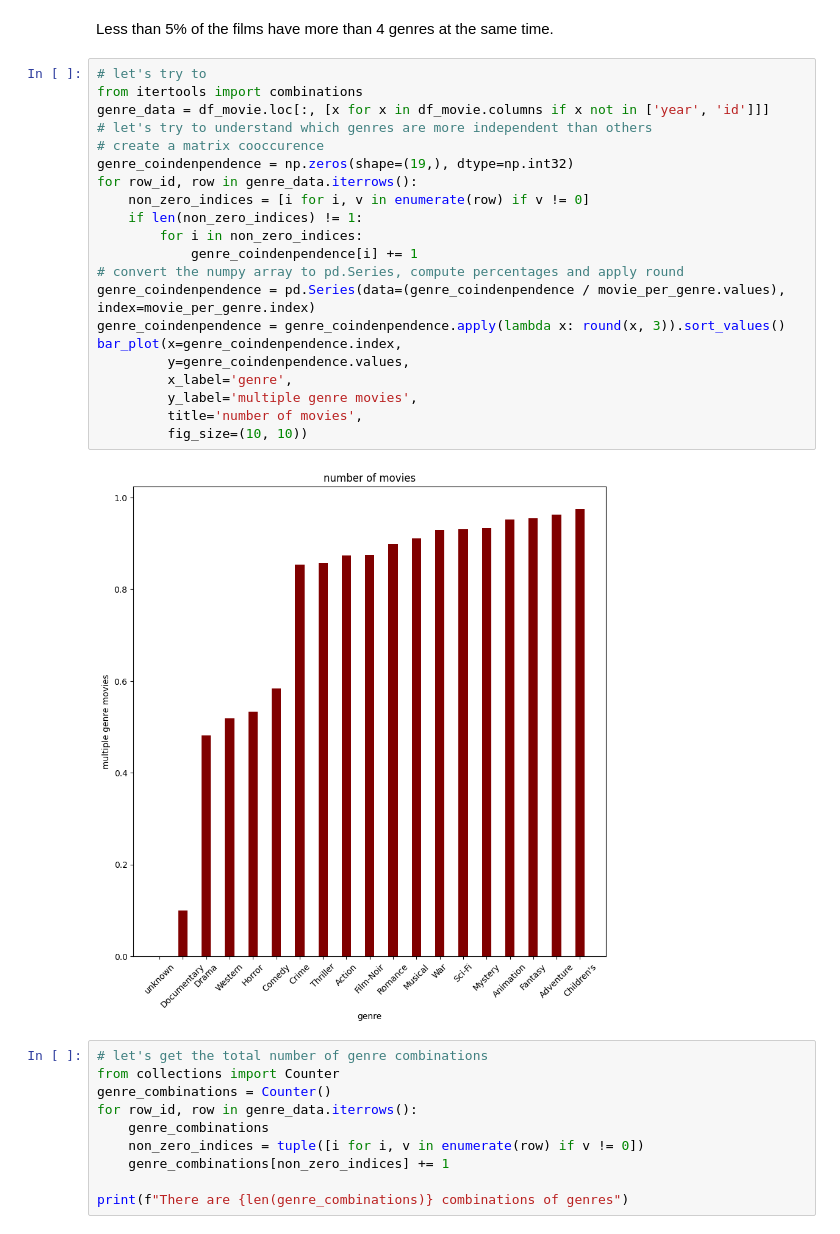
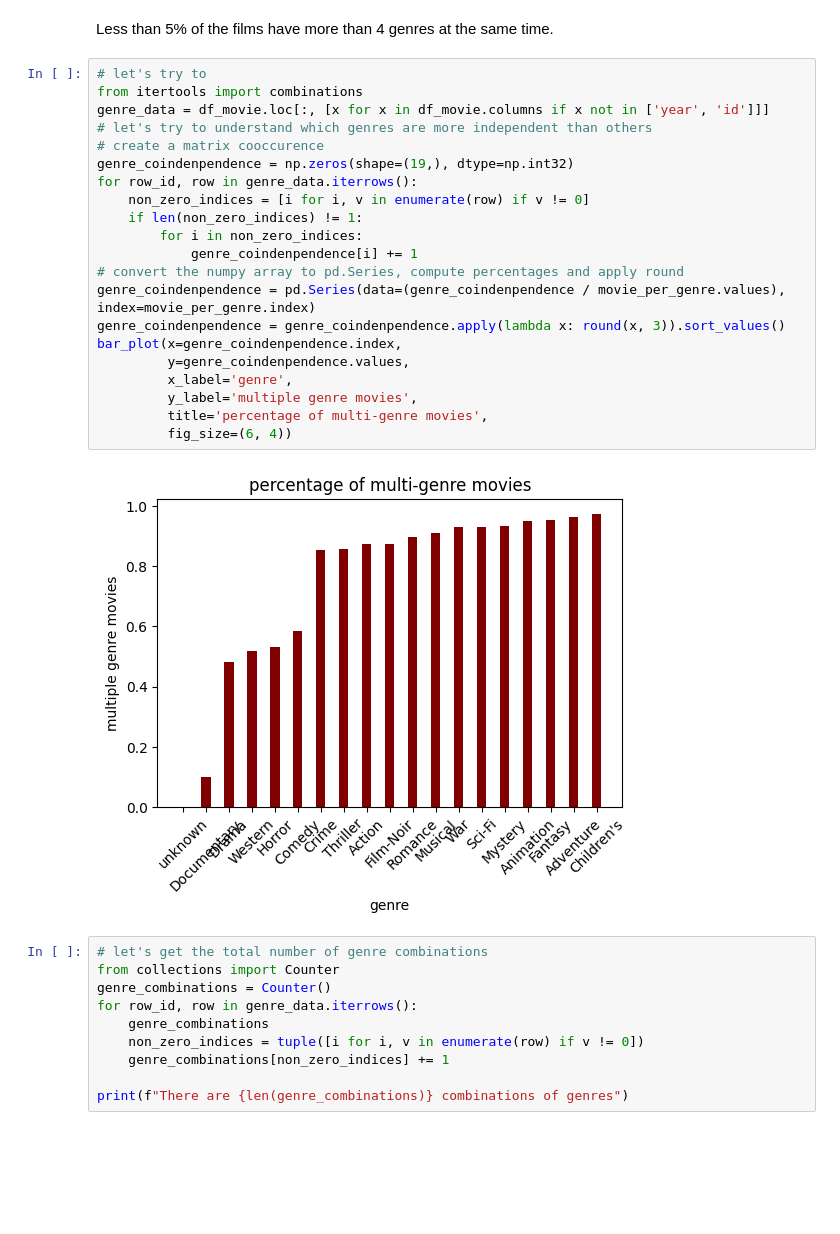
Before and after one commit to ayhem18/MovieLens_RecSys, a Jupyter notebook: experimentation/movie_data_analysis.ipynb, the cells around one changed output. Drawn from its saved outputs; the diff is of its cells as text; blank space fills up the shorter version.

Commit message:
adding movie data analysis to the report

```diff
--- a/experimentation/movie_data_analysis.ipynb
+++ b/experimentation/movie_data_analysis.ipynb
@@ -162,26 +164,26 @@ Less than 5\% of the films have more than 4 genres at the same time.
 # %%
 # let's try to
 from itertools import combinations
 genre_data = df_movie.loc[:, [x for x in df_movie.columns if x not in ['year', 'id']]]
 # let's try to understand which genres are more independent than others
 # create a matrix cooccurence
 genre_coindenpendence = np.zeros(shape=(19,), dtype=np.int32)
 for row_id, row in genre_data.iterrows():
     non_zero_indices = [i for i, v in enumerate(row) if v != 0]
     if len(non_zero_indices) != 1:
         for i in non_zero_indices:
             genre_coindenpendence[i] += 1
 # convert the numpy array to pd.Series, compute percentages and apply round
 genre_coindenpendence = pd.Series(data=(genre_coindenpendence / movie_per_genre.values), index=movie_per_genre.index)
 genre_coindenpendence = genre_coindenpendence.apply(lambda x: round(x, 3)).sort_values()
 bar_plot(x=genre_coindenpendence.index,
          y=genre_coindenpendence.values,
          x_label='genre',
          y_label='multiple genre movies',
-         title='number of movies',
-         fig_size=(10, 10))
+         title='percentage of multi-genre movies',
+         fig_size=(6, 4))
 # %% [output]
-[figure, old version]
+[figure, new version]
 # %%
 # let's get the total number of genre combinations
 from collections import Counter
```
Also changed, not shown: parts of 3 cells of this notebook, 7 other files.
